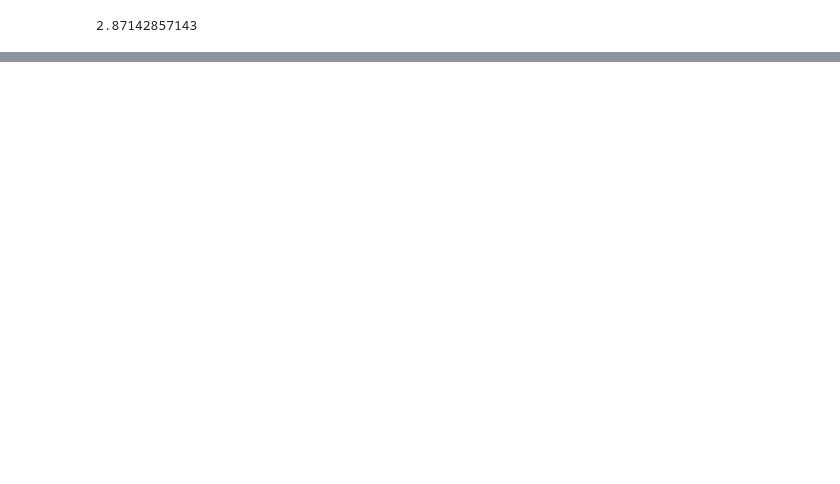
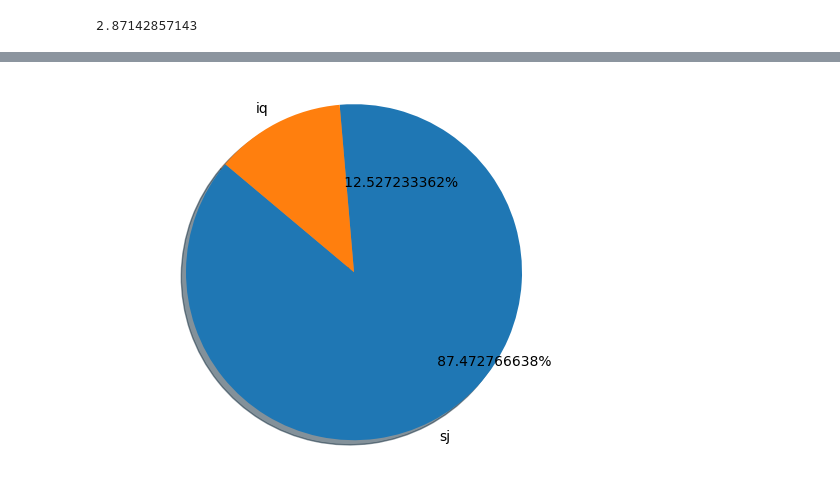
Before and after one commit to Sumitmeharwade/dengAI, a Jupyter notebook: DengAI.ipynb, the cells around one changed output, grey strips where cells are left out. Saved outputs shown, nothing was run; the diff lists cells and outputs as text; code cells hidden in the pictures; blank space fills up the shorter version.

```diff
--- a/DengAI.ipynb
+++ b/DengAI.ipynb
@@ -559,0 +524,3 @@ https://gist.github.com/mwaskom/de44147ed2974457ad6372750bbe5751
+# %%
+dfsj = df.iloc[ :936]
+dfiq = df.iloc[936: ]
@@ -559,0 +542,11 @@ https://gist.github.com/mwaskom/de44147ed2974457ad6372750bbe5751
+# %%
+import matplotlib.pyplot as plt
+#labels = ['Python', 'C++', 'Ruby', 'Java']
+#sizes = [215, 130, 245, 210]
+# Plot
+plt.pie([dfsj['total_cases'].sum(),dfiq['total_cases'].sum()], labels=['sj','iq'],
+        autopct='%55.9f%%', shadow=True, startangle=140)
+plt.axis('equal')
+plt.show()
+# %% [output]
+[figure, added]
```
Also changed, not shown: parts of 30 cells of this notebook.
